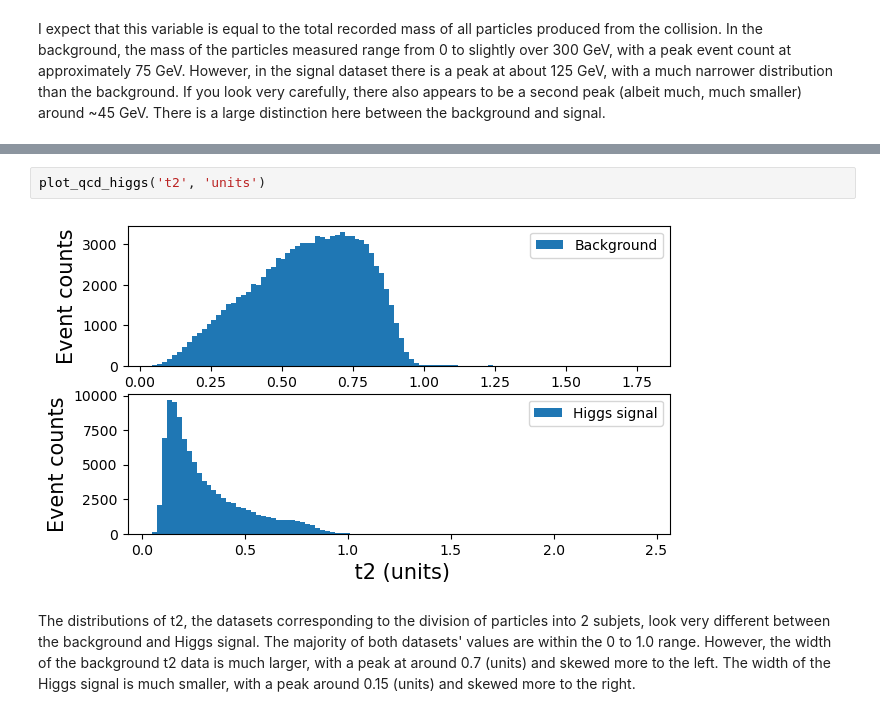
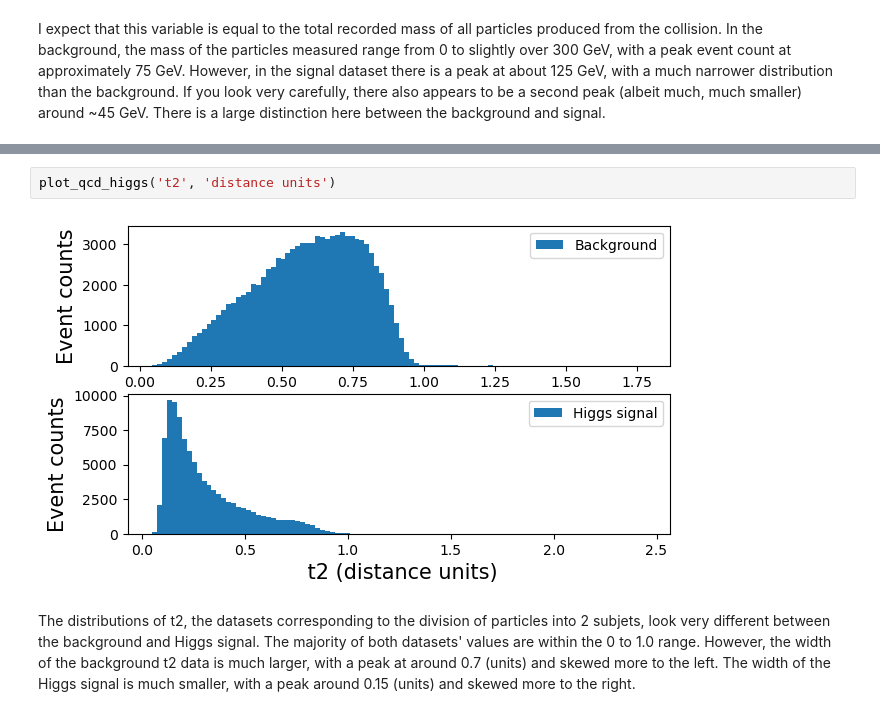
Before and after one commit to jenniv27/phys434, a Jupyter notebook: Labs/Lab5.ipynb, the cells around one changed output, grey strips where cells are left out. Saved outputs shown, nothing was run; the diff lists cells and outputs as text.

```diff
--- a/Labs/Lab5.ipynb
+++ b/Labs/Lab5.ipynb
@@ -209,7 +206,7 @@ The distributions of t1, the datasets corresponding to the division of the parti
 # %%
-plot_qcd_higgs('t2', 'units')
+plot_qcd_higgs('t2', 'distance units')
 # %% [output]
-[figure, old version]
+[figure, new version]
 # %% [markdown]
 The distributions of t2, the datasets corresponding to the division of particles into 2 subjets, look very different between the background and Higgs signal. The majority of both datasets' values are within the 0 to 1.0 range. However, the width of the background t2 data is much larger, with a peak at around 0.7 (units) and skewed more to the left. The width of the Higgs signal is much smaller, with a peak around 0.15 (units) and skewed more to the right.
 # %%
```
Also changed, not shown: parts of 28 cells of this notebook.
